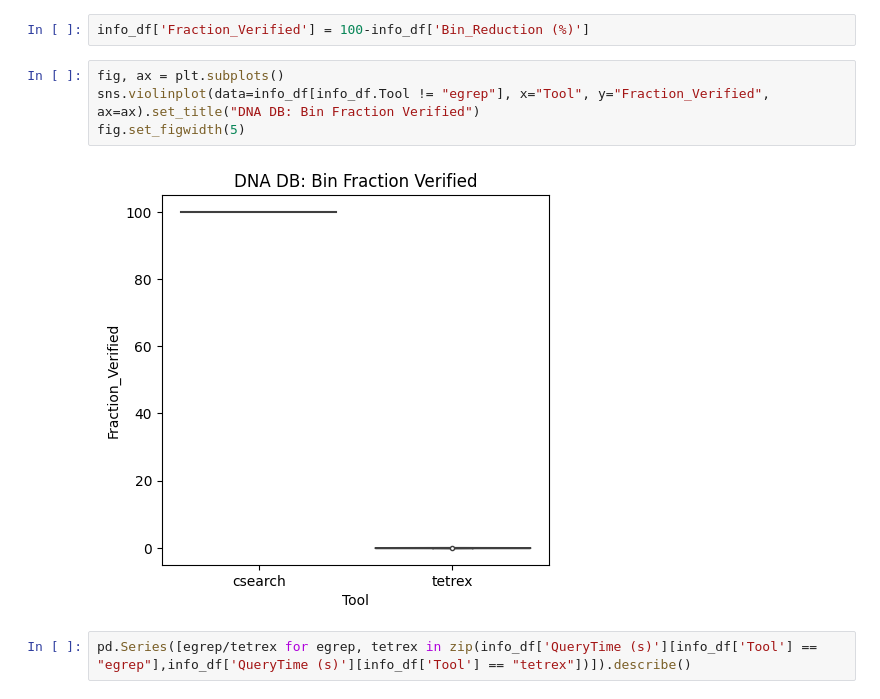
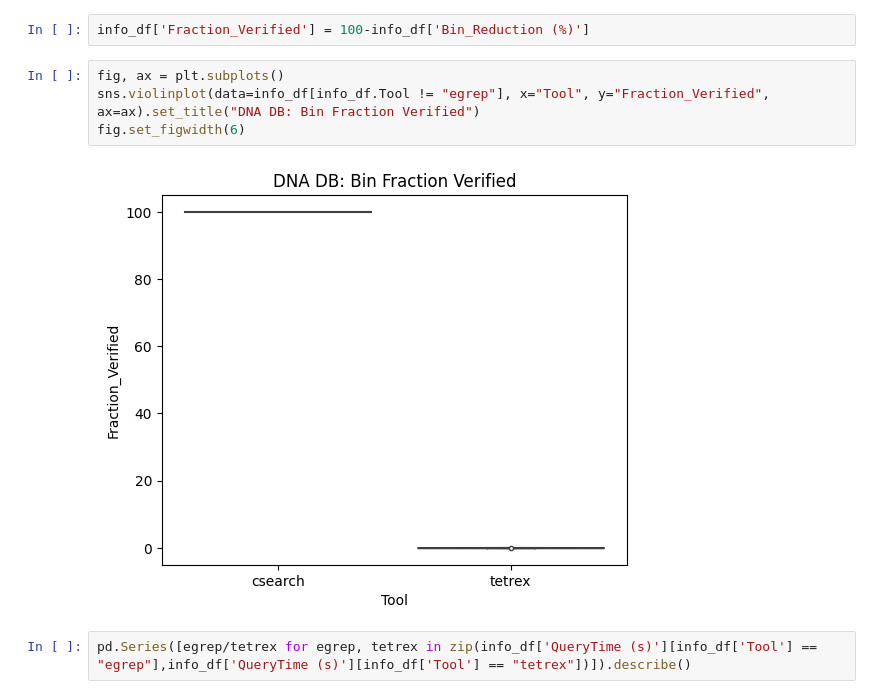
Before and after one commit to remyschwab/TetRex, a Jupyter notebook: utils/visualization_eval.ipynb, the cells around one changed output. Saved outputs shown, nothing was run; the diff lists cells and outputs as text.

```diff
--- a/utils/visualization_eval.ipynb
+++ b/utils/visualization_eval.ipynb
@@ -334,9 +336,9 @@ info_df['Fraction_Verified'] = 100-info_df['Bin_Reduction (%)']
 # %%
 fig, ax = plt.subplots()
 sns.violinplot(data=info_df[info_df.Tool != "egrep"], x="Tool", y="Fraction_Verified", ax=ax).set_title("DNA DB: Bin Fraction Verified")
-fig.set_figwidth(5)
+fig.set_figwidth(6)
 # %% [output]
-[figure, old version]
+[figure, new version]
 # %%
 pd.Series([egrep/tetrex for egrep, tetrex in zip(info_df['QueryTime (s)'][info_df['Tool'] == "egrep"],info_df['QueryTime (s)'][info_df['Tool'] == "tetrex"])]).describe()
 # %% [output]
```
Also changed, not shown: parts of 1 cell of this notebook, 3 other files.
